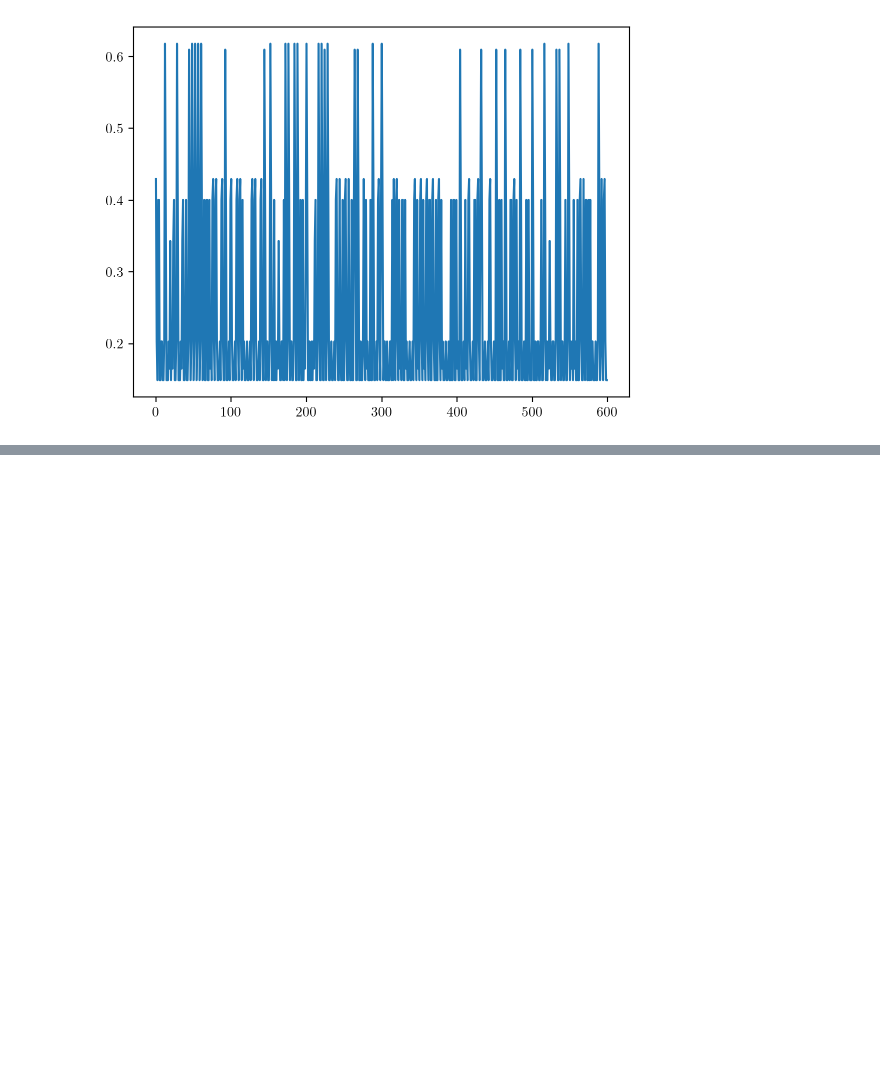
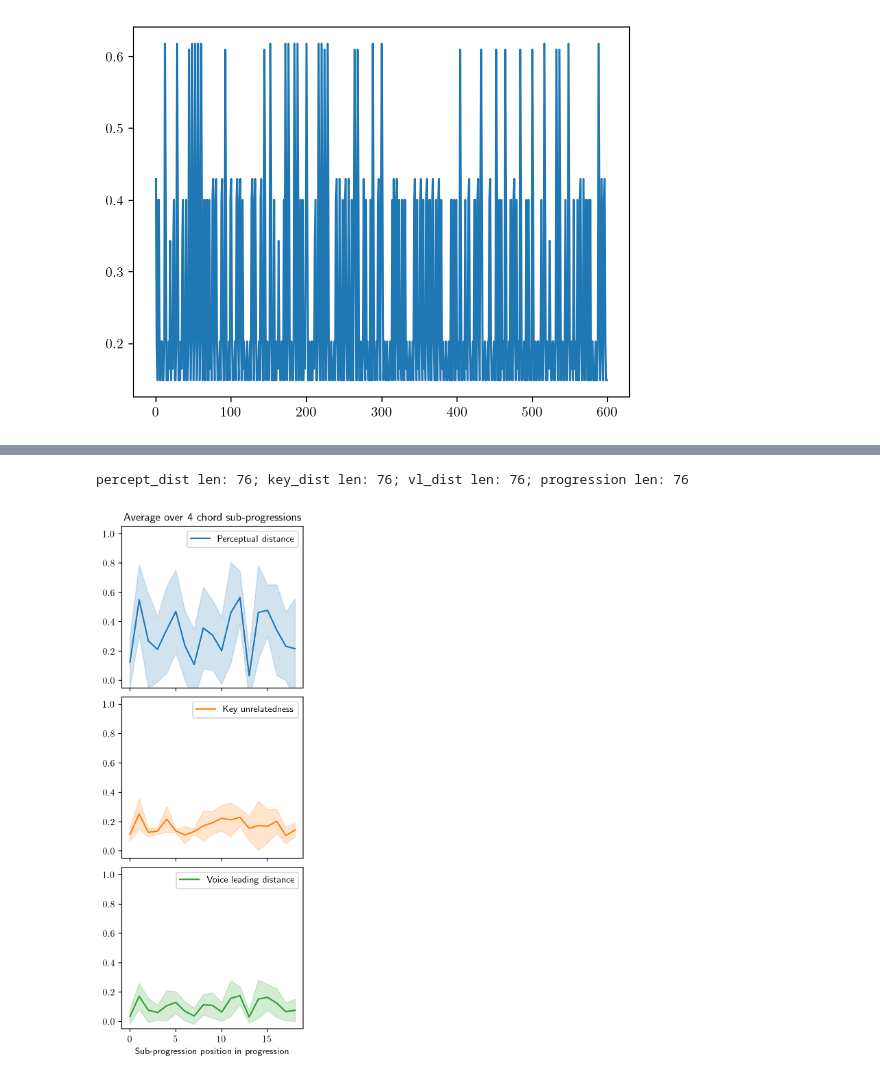
Before and after one commit to zatkins-dev/ChordDyn, a Jupyter notebook: script/results.ipynb, the cells around one changed output, grey strips where cells are left out. Saved outputs shown, nothing was run; the diff lists cells and outputs as text; code cells hidden in the pictures; blank space fills up the shorter version.

```diff
--- a/script/results.ipynb
+++ b/script/results.ipynb
@@ -286,0 +282,11 @@ percept_dist len: 600; key_dist len: 600; hf_dist len: 600; vl_dist len: 600; pr
+# %%
+s = corpus.parse('bwv112.5-sc')
+# s.remove(s.parts[-1])
+sChords = s.chordify(removeRedundantPitches=False)
+sFlat = sChords.flatten()
+sOnlyChords = sFlat.getElementsByClass('Chord')
+# sOnlyFullChords = Stream([Chord(c.orderedPitchClasses) for c in sOnlyChords if len(c.pitches) == 3])
+plot_windowed_metrics(sOnlyChords, window=4)
+# %% [output]
+percept_dist len: 76; key_dist len: 76; vl_dist len: 76; progression len: 76
+[figure, added]
```
Also changed, not shown: parts of 6 cells of this notebook, 5 other files.
